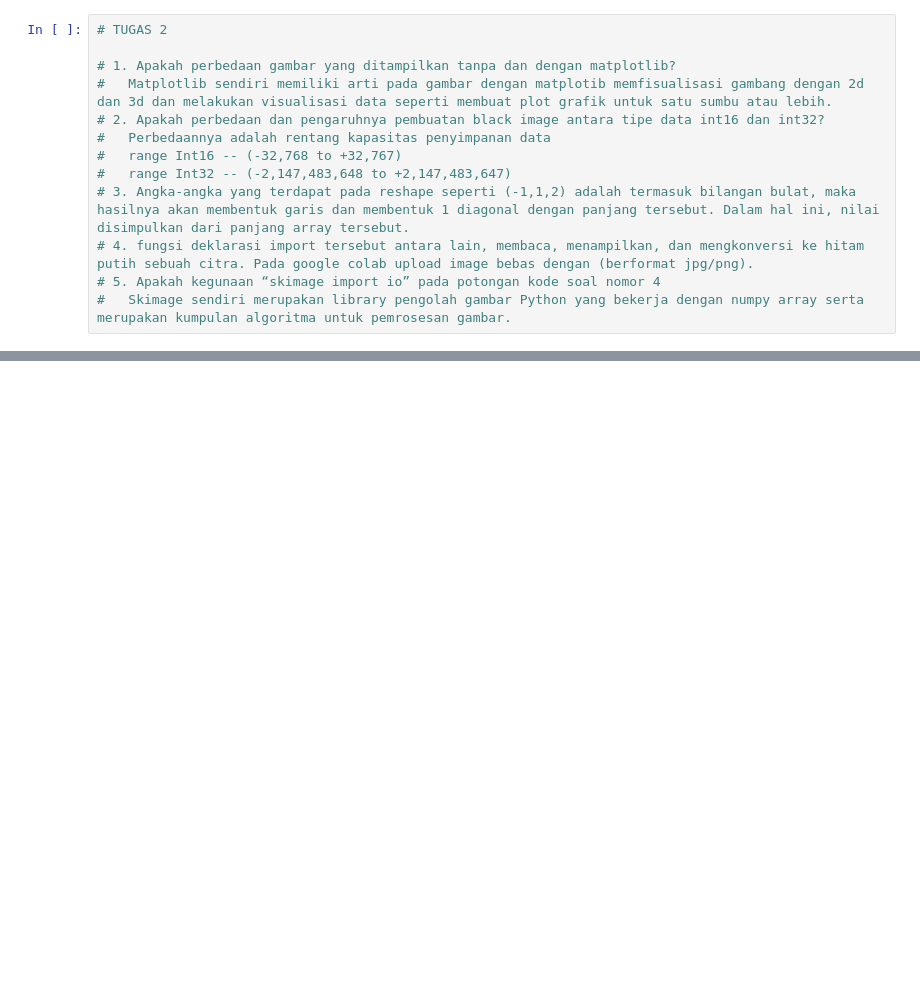
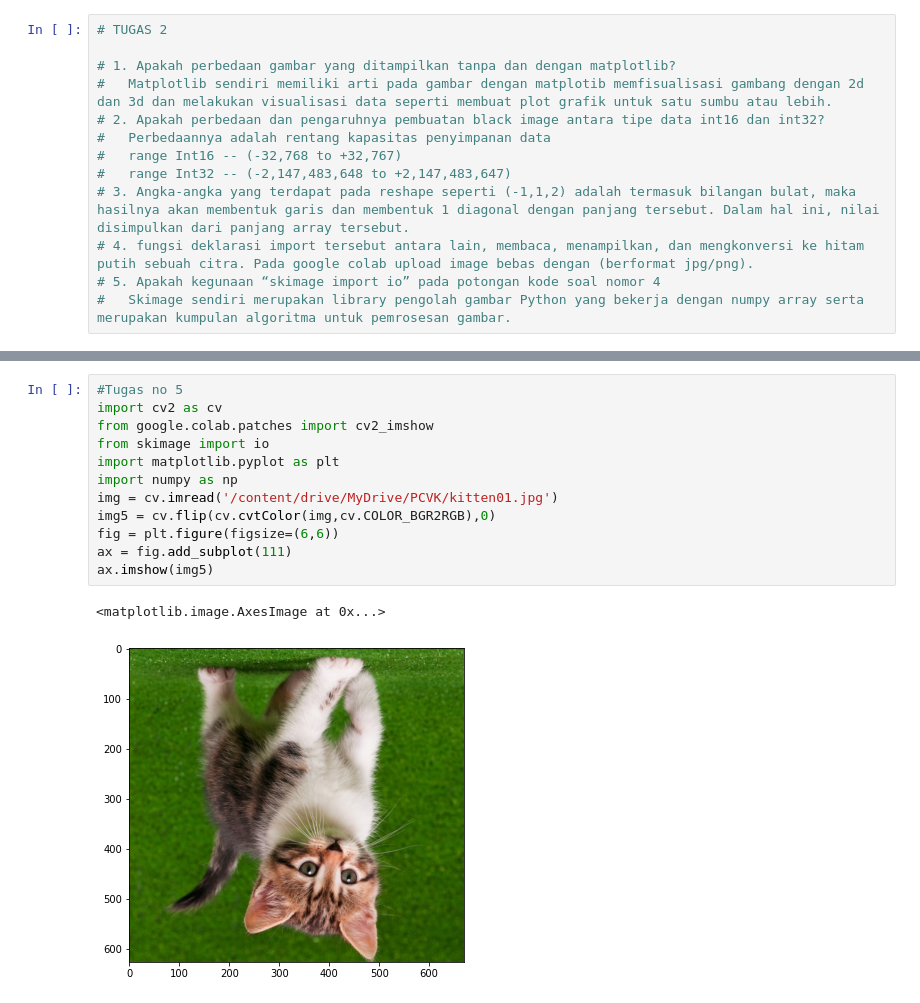
Before and after one commit to rhnd76/P1_matrikulas, a Jupyter notebook: Tugas2.ipynb, the cells around one changed output, grey strips where cells are left out. Saved outputs shown, nothing was run; the diff lists cells and outputs as text; blank space fills up the shorter version.

```diff
--- a/Tugas2.ipynb
+++ b/Tugas2.ipynb
@@ -15,0 +36,15 @@
+# %%
+#Tugas no 5
+import cv2 as cv
+from google.colab.patches import cv2_imshow
+from skimage import io
+import matplotlib.pyplot as plt
+import numpy as np
+img = cv.imread('/content/drive/MyDrive/PCVK/kitten01.jpg')
+img5 = cv.flip(cv.cvtColor(img,cv.COLOR_BGR2RGB),0)
+fig = plt.figure(figsize=(6,6))
+ax = fig.add_subplot(111)
+ax.imshow(img5)
+# %% [output]
+<matplotlib.image.AxesImage at 0x...>
+[figure, added]
```
Also changed, not shown: parts of 3 cells of this notebook.
